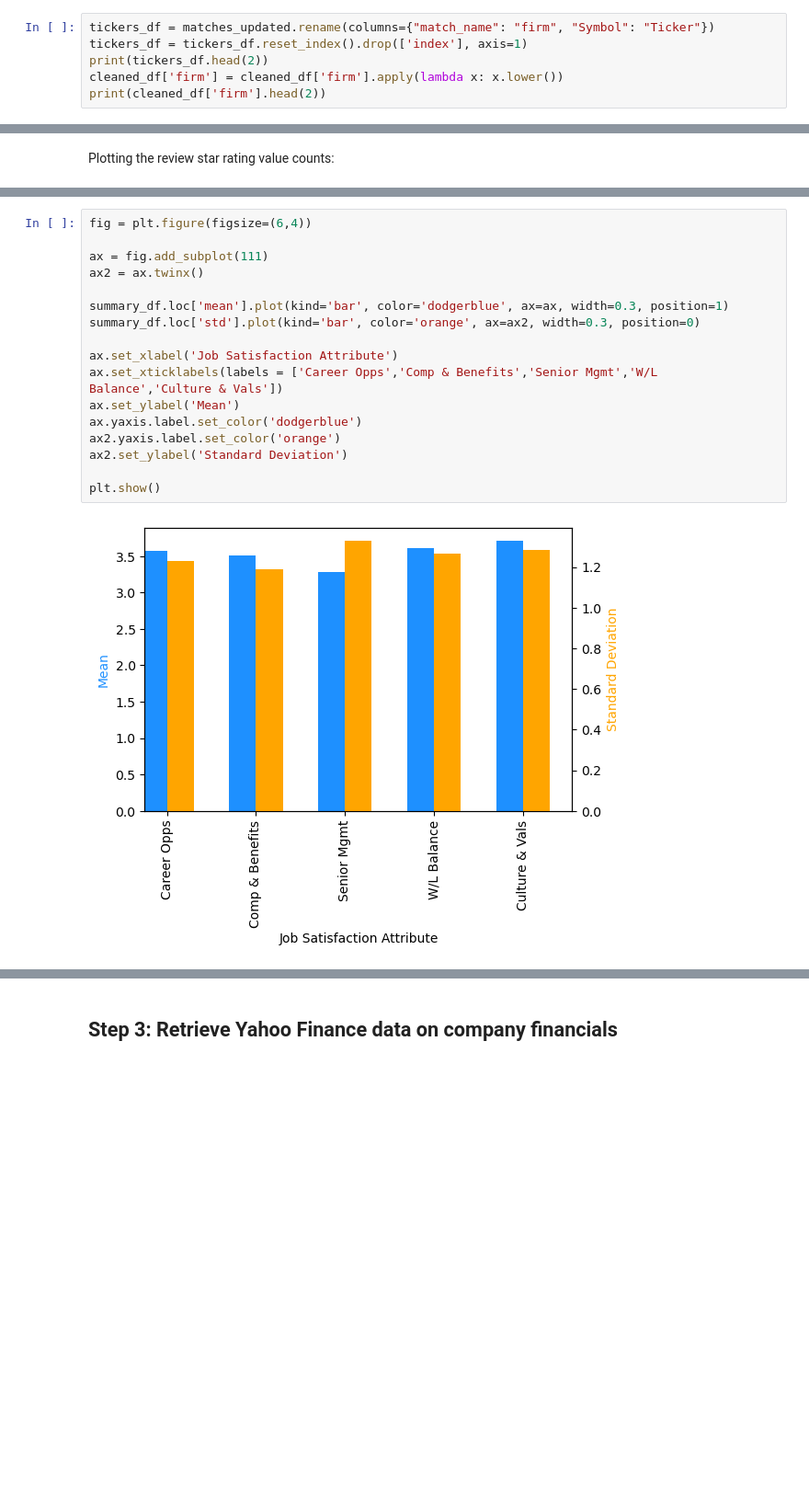
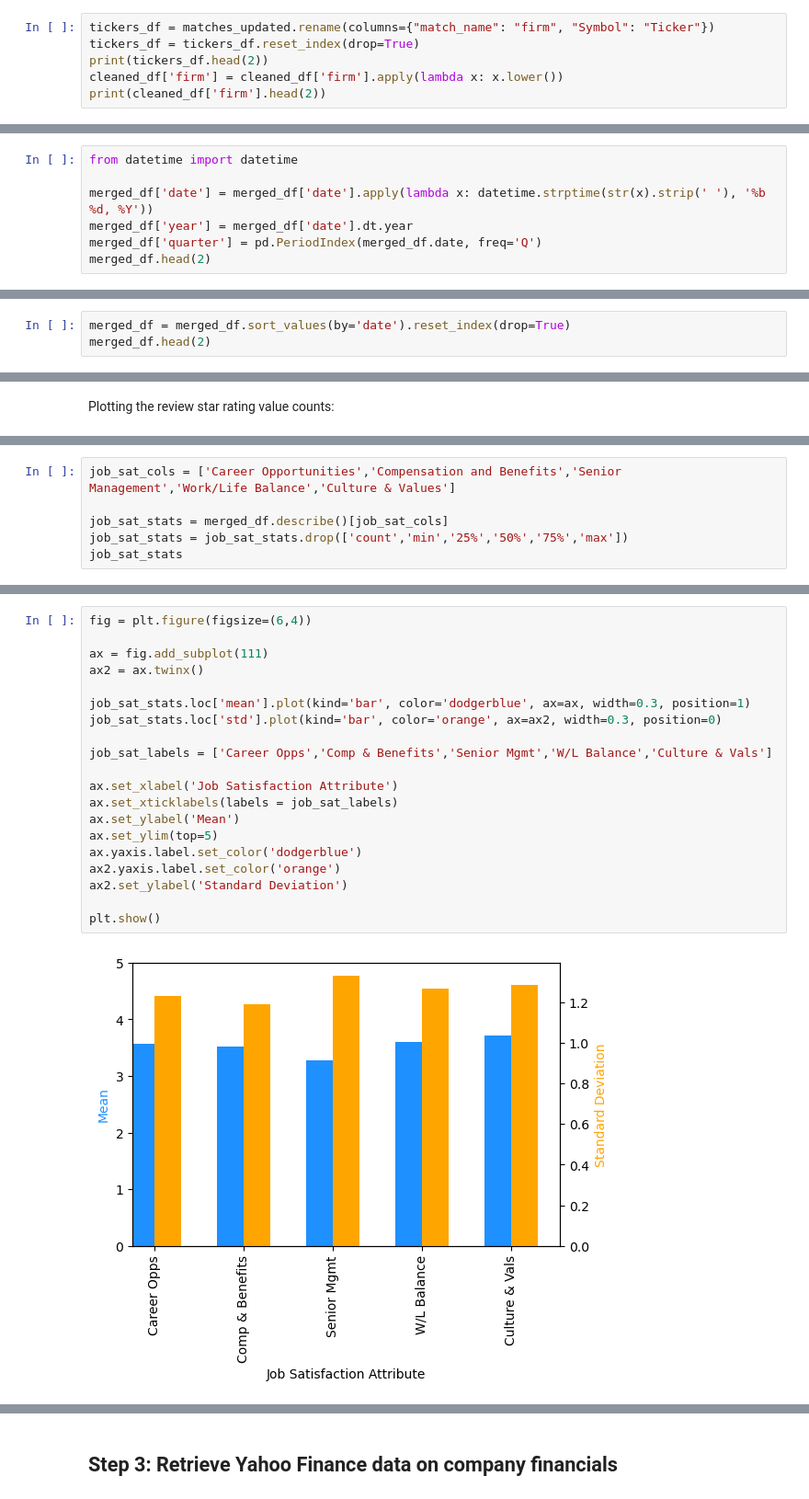
Before and after one commit to MatthiasGN/thesis, a Jupyter notebook: thesis-master.ipynb, the cells around one changed output, grey strips where cells are left out. Shown at 92% size. Cells and saved outputs as stored; diff of their text form; blank space fills up the shorter version.

```diff
--- a/thesis-master.ipynb
+++ b/thesis-master.ipynb
@@ -373,7 +373,7 @@ Next up: the merge.
 Before merging, let's briefly prepare both datasets. We're dropping the 'index' column - this isn't needed any longer.
 # %%
 tickers_df = matches_updated.rename(columns={"match_name": "firm", "Symbol": "Ticker"})
-tickers_df = tickers_df.reset_index().drop(['index'], axis=1)
+tickers_df = tickers_df.reset_index(drop=True)
 print(tickers_df.head(2))
 cleaned_df['firm'] = cleaned_df['firm'].apply(lambda x: x.lower())
 print(cleaned_df['firm'].head(2))
@@ -539,0 +540,7 @@ Last thing to do now is to transform the **date** column from String to DateTime
+# %%
+from datetime import datetime
+
+merged_df['date'] = merged_df['date'].apply(lambda x: datetime.strptime(str(x).strip(' '), '%b %d, %Y'))
+merged_df['year'] = merged_df['date'].dt.year
+merged_df['quarter'] = pd.PeriodIndex(merged_df.date, freq='Q')
+merged_df.head(2)
@@ -560,0 +575,3 @@ dtype: object
+# %%
+merged_df = merged_df.sort_values(by='date').reset_index(drop=True)
+merged_df.head(2)
@@ -625,0 +694,6 @@ summary_df
+# %%
+job_sat_cols = ['Career Opportunities','Compensation and Benefits','Senior Management','Work/Life Balance','Culture & Values']
+
+job_sat_stats = merged_df.describe()[job_sat_cols]
+job_sat_stats = job_sat_stats.drop(['count','min','25%','50%','75%','max'])
+job_sat_stats
@@ -626,19 +704,22 @@ summary_df
 # %%
 fig = plt.figure(figsize=(6,4))
 
 ax = fig.add_subplot(111)
 ax2 = ax.twinx()
 
-summary_df.loc['mean'].plot(kind='bar', color='dodgerblue', ax=ax, width=0.3, position=1)
-summary_df.loc['std'].plot(kind='bar', color='orange', ax=ax2, width=0.3, position=0)
+job_sat_stats.loc['mean'].plot(kind='bar', color='dodgerblue', ax=ax, width=0.3, position=1)
+job_sat_stats.loc['std'].plot(kind='bar', color='orange', ax=ax2, width=0.3, position=0)
+
+job_sat_labels = ['Career Opps','Comp & Benefits','Senior Mgmt','W/L Balance','Culture & Vals']
 
 ax.set_xlabel('Job Satisfaction Attribute')
-ax.set_xticklabels(labels = ['Career Opps','Comp & Benefits','Senior Mgmt','W/L Balance','Culture & Vals'])
+ax.set_xticklabels(labels = job_sat_labels)
 ax.set_ylabel('Mean')
+ax.set_ylim(top=5)
 ax.yaxis.label.set_color('dodgerblue')
 ax2.yaxis.label.set_color('orange')
 ax2.set_ylabel('Standard Deviation')
 
 plt.show()
 # %% [output]
-[figure, old version]
+[figure, new version]
```
Also changed, not shown: parts of 30 cells of this notebook.
